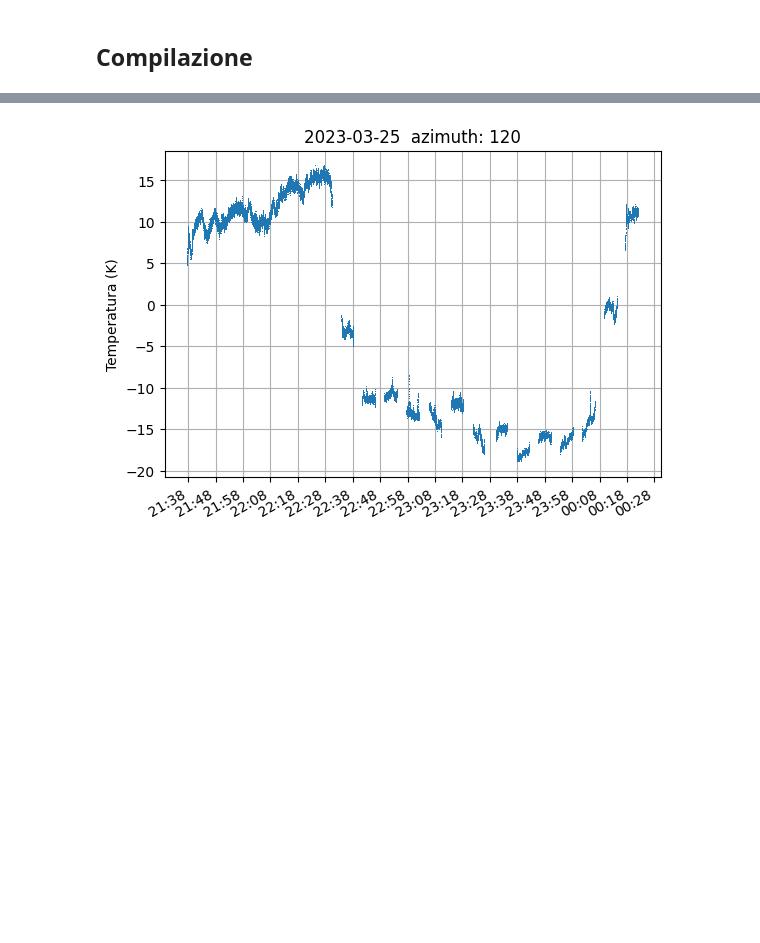
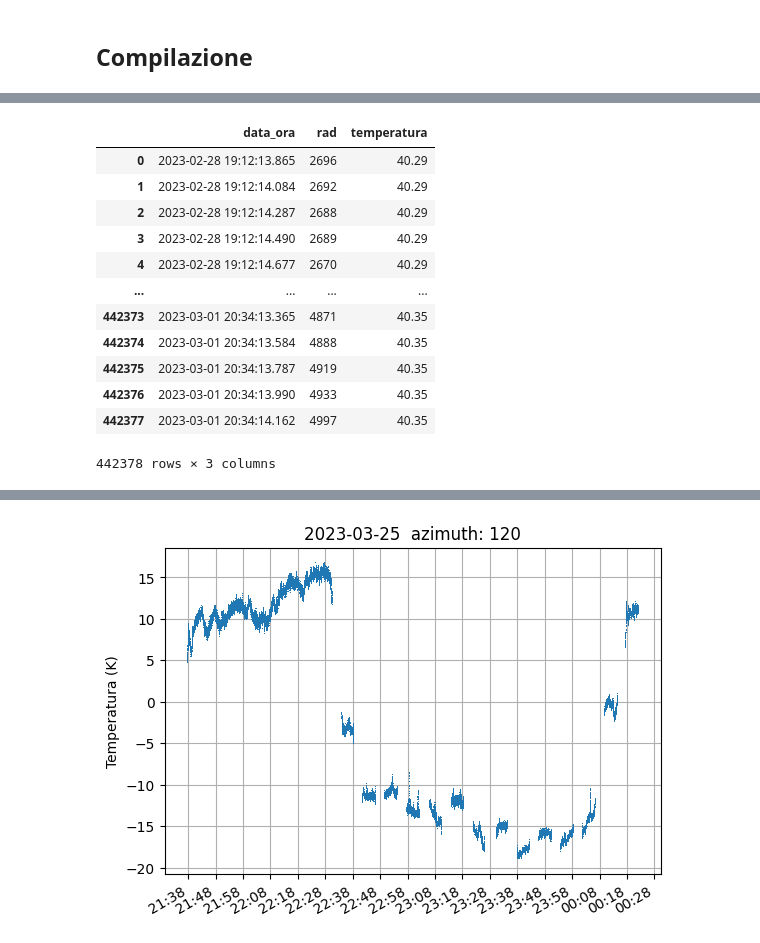
Before and after one commit to milite/Astrofisica_nico, a Jupyter notebook: fit dati/2023_03_01/senza_picchi.ipynb, the cells around one changed output, grey strips where cells are left out. Cells and saved outputs as stored; diff of their text form; code cells hidden in the pictures; blank space fills up the shorter version.

```diff
--- a/fit dati/2023_03_01/senza_picchi.ipynb
+++ b/fit dati/2023_03_01/senza_picchi.ipynb
@@ -64,7 +64,3 @@ ricevitore_10 = pd.read_csv (file_ricevitore,
                                 names=['data','ora','rad','temperatura'])
 
 ora_intervalli = np.loadtxt("dati/ora_intervalli.txt", dtype= 'str')
-# %%
-# conversione rad in kelvin
-
-ricevitore_10.rad = ((ricevitore_10.rad + offset)/G) - t_rif
@@ -95,6 +105,22 @@ mask_ora_up = (parabola.data_ora >= data_i) & (parabola.data_ora <= data_m - 2*d
 mask_ora_down = (parabola.data_ora >= data_m - 2*delta_time) & (parabola.data_ora <= data_f)    # mask orario corretto fase discesa
 # %%
 grafico_totale = pd.DataFrame()
+# %%
+ricevitore_10
+# %% [output]
+|  | data_ora | rad | temperatura |
+| 0 | 2023-02-28 19:12:13.865 | 2696 | 40.29 |
+| 1 | 2023-02-28 19:12:14.084 | 2692 | 40.29 |
+| 2 | 2023-02-28 19:12:14.287 | 2688 | 40.29 |
+| 3 | 2023-02-28 19:12:14.490 | 2689 | 40.29 |
+| 4 | 2023-02-28 19:12:14.677 | 2670 | 40.29 |
+| ... | ... | ... | ... |
+| 442373 | 2023-03-01 20:34:13.365 | 4871 | 40.35 |
+| 442374 | 2023-03-01 20:34:13.584 | 4888 | 40.35 |
+| 442375 | 2023-03-01 20:34:13.787 | 4919 | 40.35 |
+| 442376 | 2023-03-01 20:34:13.990 | 4933 | 40.35 |
+| 442377 | 2023-03-01 20:34:14.162 | 4997 | 40.35 |
+442378 rows × 3 columns
 # %%
 # salita
 
```
Also changed, not shown: parts of 6 cells of this notebook, 47 other files.
